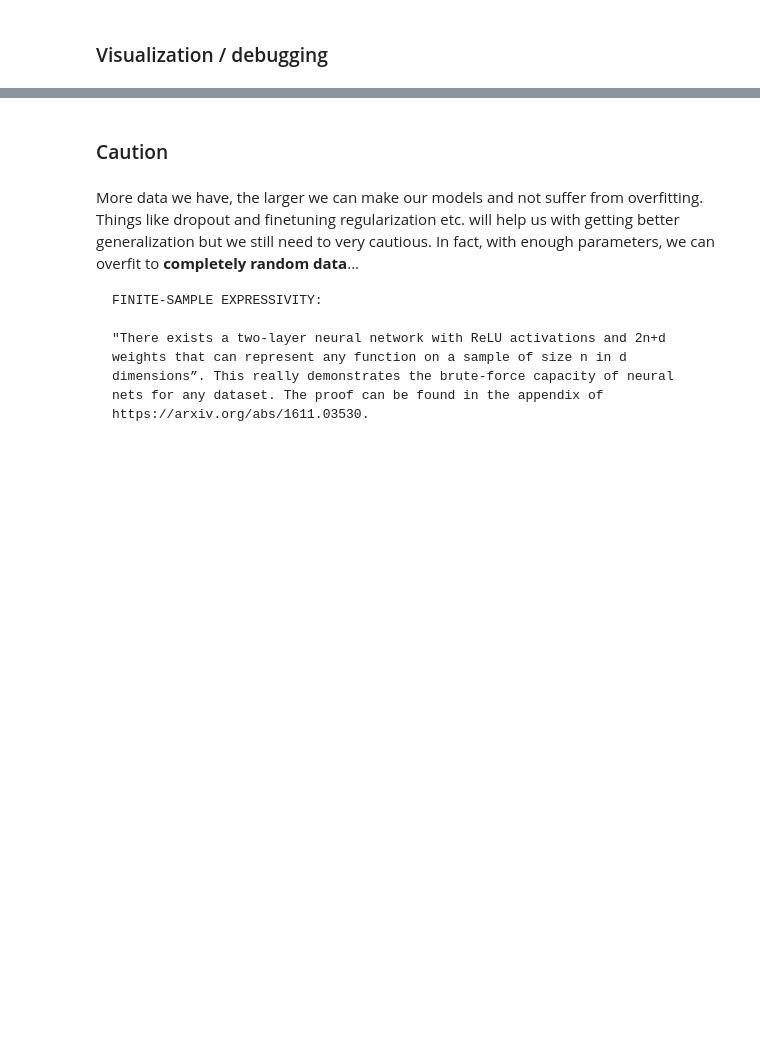
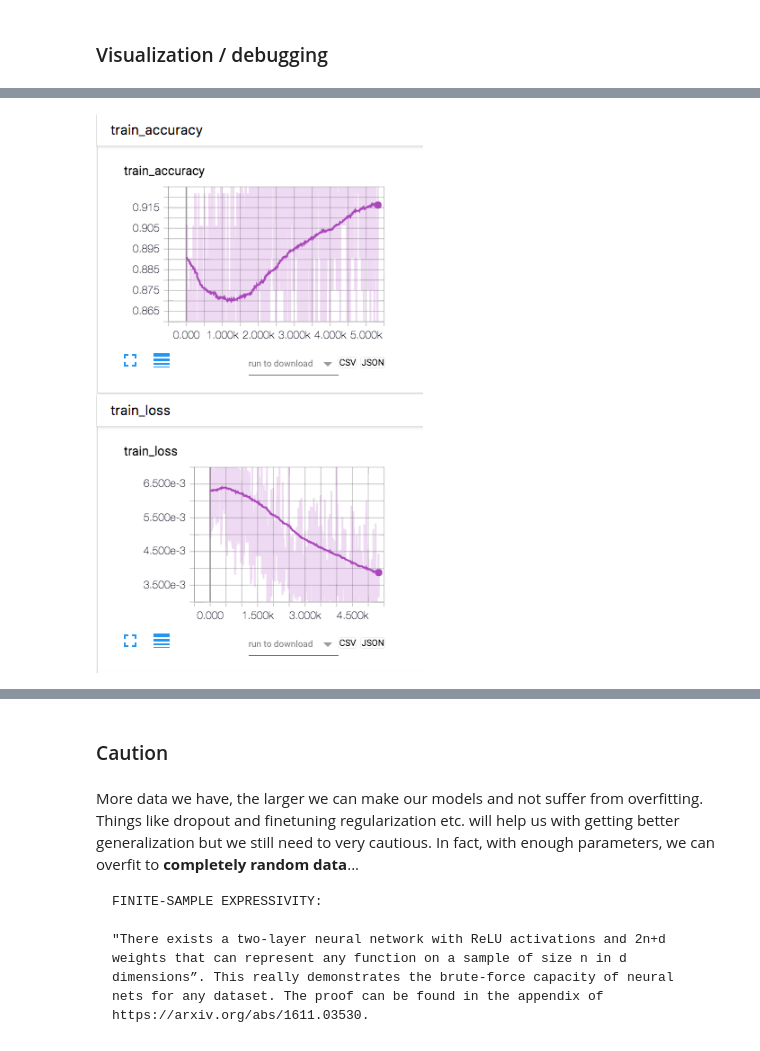
Before and after one commit to GokuMohandas/oreilly-pytorch, a Jupyter notebook: code/lesson1.ipynb, the cells around one changed output, grey strips where cells are left out. Saved outputs shown, nothing was run; the diff lists cells and outputs as text; code cells hidden in the pictures; blank space fills up the shorter version.

```diff
--- a/code/lesson1.ipynb
+++ b/code/lesson1.ipynb
@@ -605,0 +733,4 @@ NN2 (
+# %%
+Image(filename='images/scalars.png')
+# %% [output]
+[figure, added]
```
Also changed, not shown: parts of 24 cells of this notebook, 6 other files.
